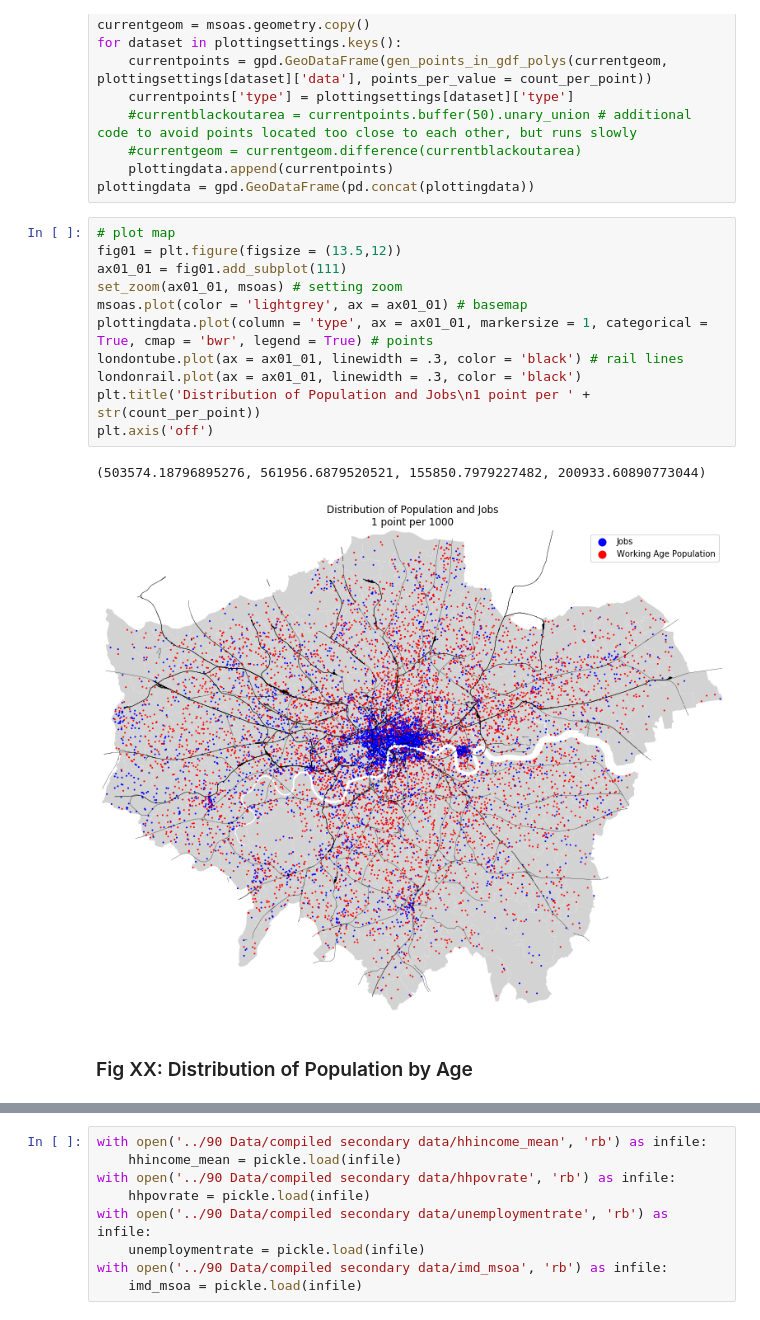
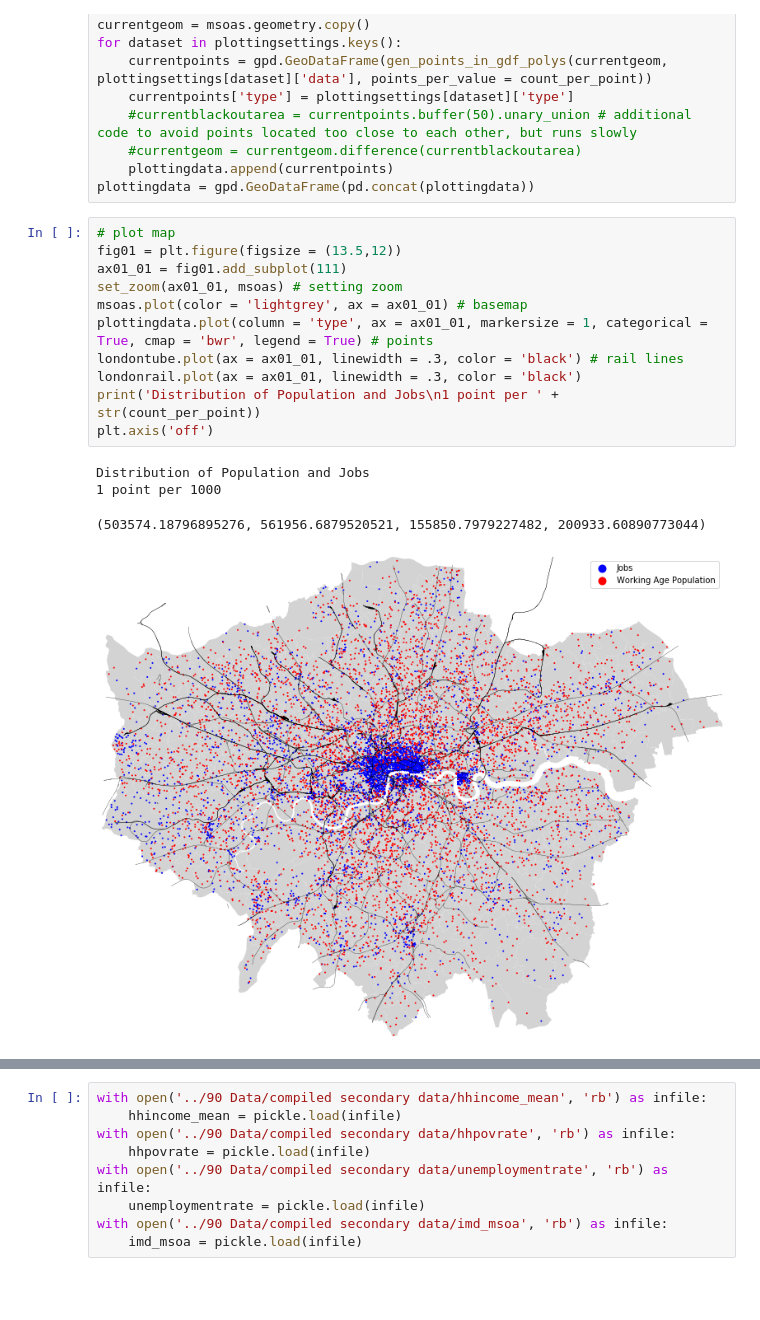
Before and after one commit to danleongjy/MY498_Capstone, a Jupyter notebook: 02 Baseline Data Descriptive Analysis/0201 Secondary Data Descriptive Plots.ipynb, the cells around one changed output, grey strips where cells are left out. Cells and saved outputs as stored; diff of their text form; blank space fills up the shorter version.

```diff
--- a/02 Baseline Data Descriptive Analysis/0201 Secondary Data Descriptive Plots.ipynb
+++ b/02 Baseline Data Descriptive Analysis/0201 Secondary Data Descriptive Plots.ipynb
@@ -123,16 +123,16 @@ plottingdata = gpd.GeoDataFrame(pd.concat(plottingdata))
 # %%
 # plot map
 fig01 = plt.figure(figsize = (13.5,12))
 ax01_01 = fig01.add_subplot(111)
 set_zoom(ax01_01, msoas) # setting zoom
 msoas.plot(color = 'lightgrey', ax = ax01_01) # basemap
 plottingdata.plot(column = 'type', ax = ax01_01, markersize = 1, categorical = True, cmap = 'bwr', legend = True) # points
 londontube.plot(ax = ax01_01, linewidth = .3, color = 'black') # rail lines
 londonrail.plot(ax = ax01_01, linewidth = .3, color = 'black')
-plt.title('Distribution of Population and Jobs\n1 point per ' + str(count_per_point))
+print('Distribution of Population and Jobs\n1 point per ' + str(count_per_point))
 plt.axis('off')
 # %% [output]
-(503574.18796895276, 561956.6879520521, 155850.7979227482, 200933.60890773044)
+Distribution of Population and Jobs
+1 point per 1000
+(503574.18796895276, 561956.6879520521, 155850.7979227482, 200933.60890773044)
-[figure, old version]
+[figure, new version]
-# %% [markdown]
-### Fig XX: Distribution of Population by Age
```
Also changed, not shown: parts of 10 cells of this notebook.
